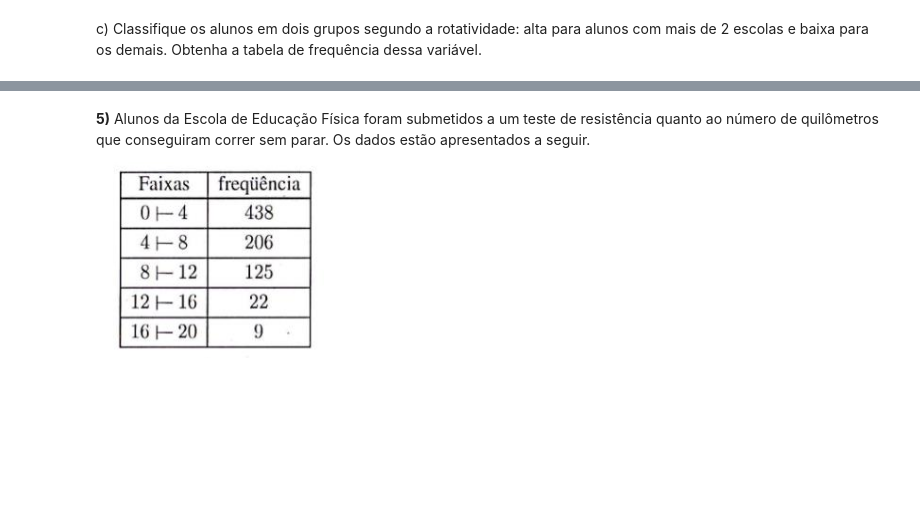
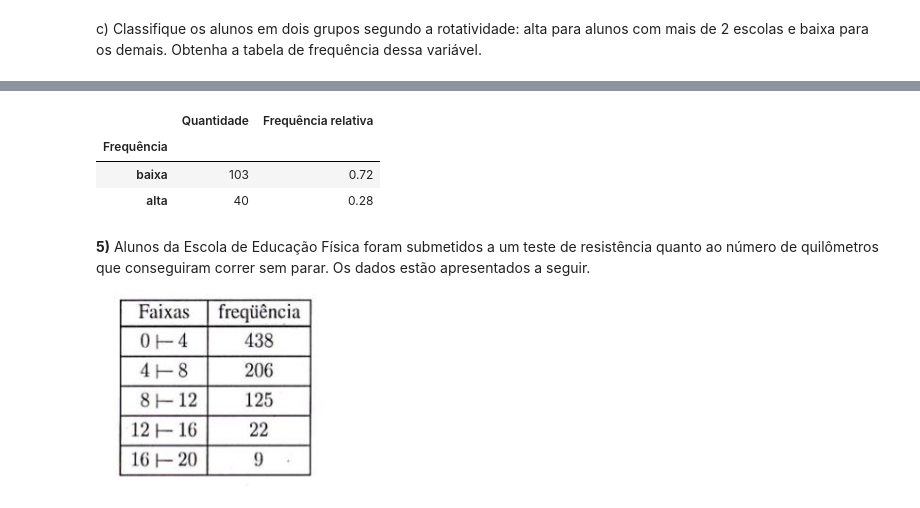
Before and after one commit to bernaRocha/graduacao_ENCE, a Jupyter notebook: 01_introducao_estatistica/04_lista_introducao_monitoria.ipynb, the cells around one changed output, grey strips where cells are left out. Cells and saved outputs as stored; diff of their text form; code cells hidden in the pictures; blank space fills up the shorter version.

Commit message:
criação de df para frequência

```diff
--- a/01_introducao_estatistica/04_lista_introducao_monitoria.ipynb
+++ b/01_introducao_estatistica/04_lista_introducao_monitoria.ipynb
@@ -245,3 +243,15 @@ c) Classifique os alunos em dois grupos segundo a rotatividade: alta para alunos
+# %%
+df5 = {'Frequência' : ["baixa", "alta"],
+       'Quantidade' : [46+57, 21+15+4],
+       'Frequência relativa' : [round(103/143, 2), round(40/143, 2)]}
+df5 = pd.DataFrame.from_dict(df5, orient='index').T
+df5.set_index('Frequência', inplace=True)
+df5
+# %% [output]
+|  | Quantidade | Frequência relativa |
+| Frequência |  |  |
+| baixa | 103 | 0.72 |
+| alta | 40 | 0.28 |
 # %% [markdown]
 <b>5)</b> Alunos da Escola de Educação Física foram submetidos a um teste de
 resistência quanto ao número de quilômetros que conseguiram correr sem
```
Also changed, not shown: parts of 2 cells of this notebook.
